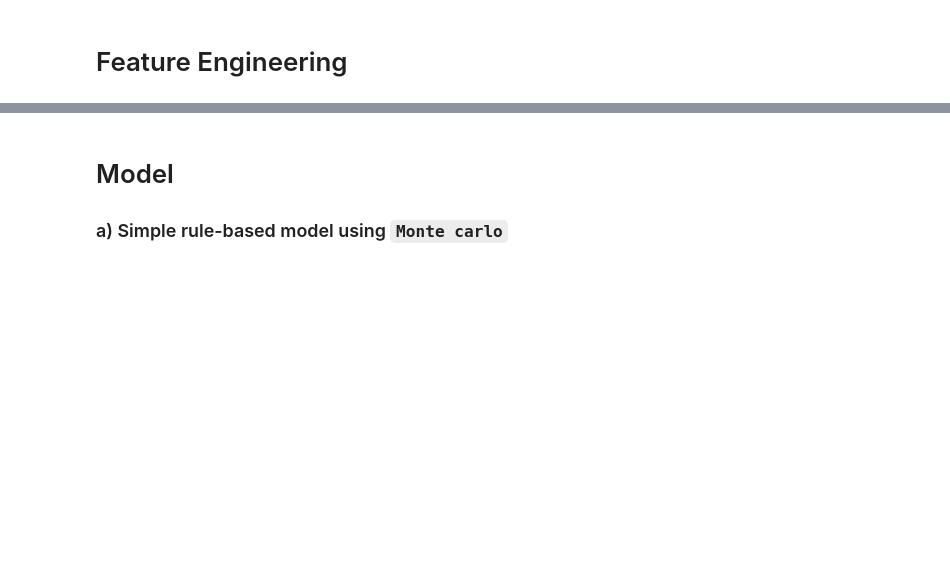
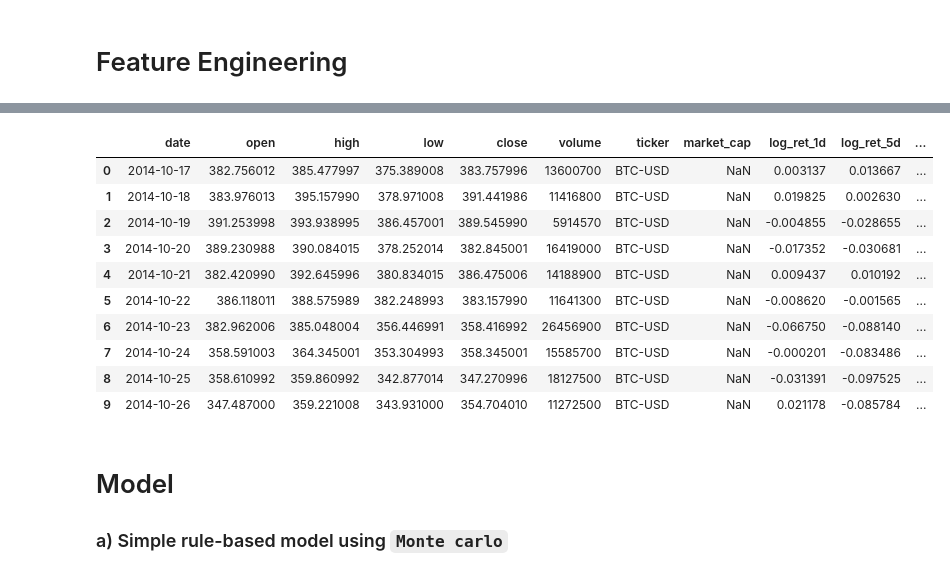
Before and after one commit to siagripsy/Agentic-Crypto-Return-Service, a Jupyter notebook: notebooks/demo_milestone2.ipynb, the cells around one changed output, grey strips where cells are left out. Cells and saved outputs as stored; diff of their text form; code cells hidden in the pictures; blank space fills up the shorter version.

```diff
--- a/notebooks/demo_milestone2.ipynb
+++ b/notebooks/demo_milestone2.ipynb
@@ -160,3 +176,20 @@ dtype: int64
+# %%
+df = pd.read_csv("data/processed/features/BTC_features.csv")
+
+
+df.head(10)
+# %% [output]
+|  | date | open | high | low | close | volume | ticker | market_cap | log_ret_1d | log_ret_5d | ... |
+| 0 | 2014-10-17 | 382.756012 | 385.477997 | 375.389008 | 383.757996 | 13600700 | BTC-USD | NaN | 0.003137 | 0.013667 | ... |
+| 1 | 2014-10-18 | 383.976013 | 395.157990 | 378.971008 | 391.441986 | 11416800 | BTC-USD | NaN | 0.019825 | 0.002630 | ... |
+| 2 | 2014-10-19 | 391.253998 | 393.938995 | 386.457001 | 389.545990 | 5914570 | BTC-USD | NaN | -0.004855 | -0.028655 | ... |
+| 3 | 2014-10-20 | 389.230988 | 390.084015 | 378.252014 | 382.845001 | 16419000 | BTC-USD | NaN | -0.017352 | -0.030681 | ... |
+| 4 | 2014-10-21 | 382.420990 | 392.645996 | 380.834015 | 386.475006 | 14188900 | BTC-USD | NaN | 0.009437 | 0.010192 | ... |
+| 5 | 2014-10-22 | 386.118011 | 388.575989 | 382.248993 | 383.157990 | 11641300 | BTC-USD | NaN | -0.008620 | -0.001565 | ... |
+| 6 | 2014-10-23 | 382.962006 | 385.048004 | 356.446991 | 358.416992 | 26456900 | BTC-USD | NaN | -0.066750 | -0.088140 | ... |
+| 7 | 2014-10-24 | 358.591003 | 364.345001 | 353.304993 | 358.345001 | 15585700 | BTC-USD | NaN | -0.000201 | -0.083486 | ... |
+| 8 | 2014-10-25 | 358.610992 | 359.860992 | 342.877014 | 347.270996 | 18127500 | BTC-USD | NaN | -0.031391 | -0.097525 | ... |
+| 9 | 2014-10-26 | 347.487000 | 359.221008 | 343.931000 | 354.704010 | 11272500 | BTC-USD | NaN | 0.021178 | -0.085784 | ... |
 # %% [markdown]
 # Model
 
```
Also changed, not shown: parts of 12 cells of this notebook, 10 other files.
